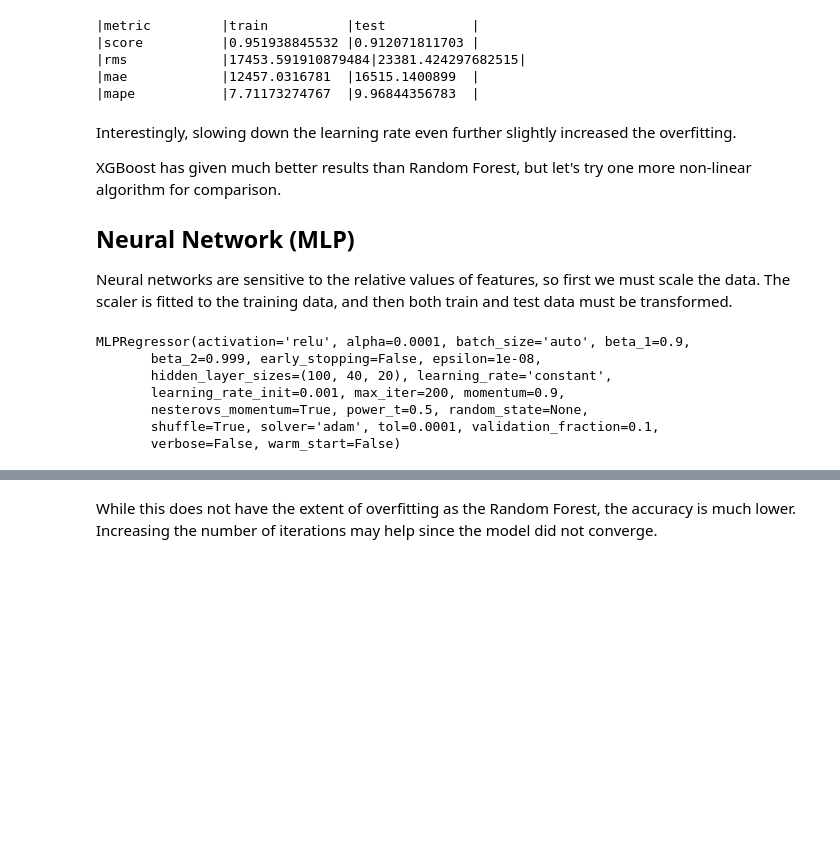
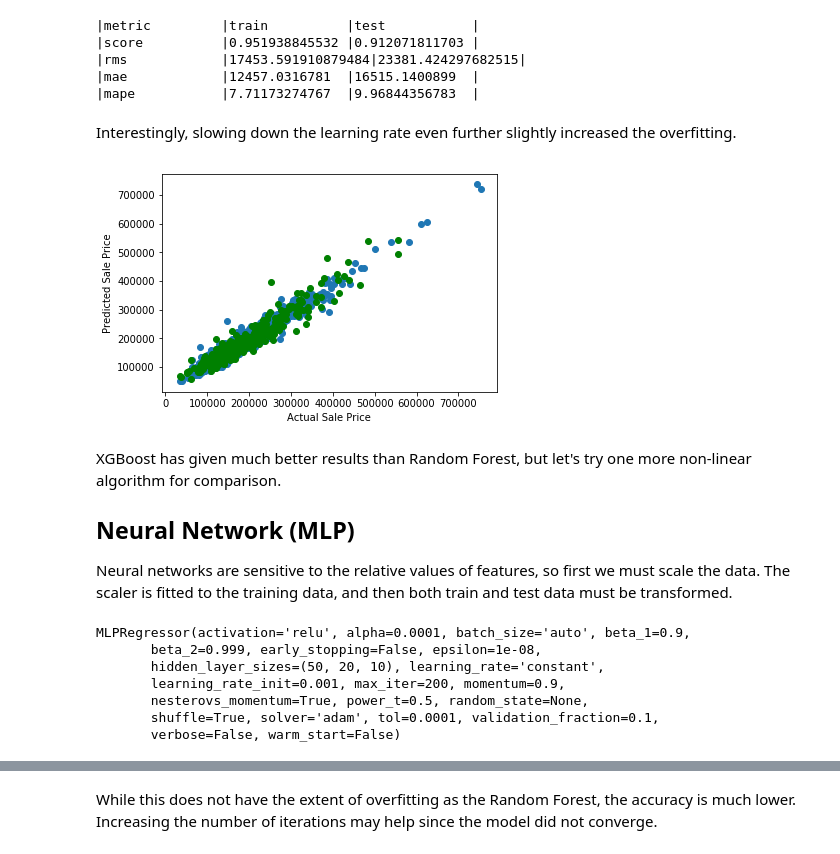
Before and after one commit to erstrong/BigDataSystemsandIntelligenceAnalytics, a Jupyter notebook: Assignment1/House Price Prediction.ipynb, the cells around one changed output, grey strips where cells are left out. Saved outputs shown, nothing was run; the diff lists cells and outputs as text; code cells hidden in the pictures; blank space fills up the shorter version.

```diff
--- a/Assignment1/House Price Prediction.ipynb
+++ b/Assignment1/House Price Prediction.ipynb
@@ -1028,9 +1017,18 @@ print('|metric \t|train\t\t|test\t\t| \n|score \t\t|'+str(score_train)+'\t|'
 |rms            |17453.591910879484|23381.424297682515|
 |mae            |12457.0316781  |16515.1400899  |
 |mape           |7.71173274767  |9.96844356783  |
+# %% [markdown]
+Interestingly, slowing down the learning rate even further slightly increased the overfitting.
+# %%
+plt.close('all')
+plt.scatter(x=Y_train, y=ptrain)
+plt.scatter(x=Y_test, y=ptest, color='green')
+plt.xlabel('Actual Sale Price')
+plt.ylabel('Predicted Sale Price')
+plt.show()
+# %% [output]
+[figure, added]
 # %% [markdown]
-Interestingly, slowing down the learning rate even further slightly increased the overfitting.
-
 XGBoost has given much better results than Random Forest, but let's try one more non-linear algorithm for comparison.
 
 ## Neural Network (MLP)
@@ -1042,12 +1040,12 @@ scaler.fit(X_train)
 X_train_scale = scaler.transform(X_train)
 X_test_scale = scaler.transform(X_test)
 # %%
-mlp = MLPRegressor(hidden_layer_sizes=(100,40,20))
+mlp = MLPRegressor(hidden_layer_sizes=(50,20,10))
 mlp.fit(X_train_scale,Y_train)
 # %% [output]
 MLPRegressor(activation='relu', alpha=0.0001, batch_size='auto', beta_1=0.9,
        beta_2=0.999, early_stopping=False, epsilon=1e-08,
-       hidden_layer_sizes=(100, 40, 20), learning_rate='constant',
+       hidden_layer_sizes=(50, 20, 10), learning_rate='constant',
        learning_rate_init=0.001, max_iter=200, momentum=0.9,
        nesterovs_momentum=True, power_t=0.5, random_state=None,
        shuffle=True, solver='adam', tol=0.0001, validation_fraction=0.1,
```
Also changed, not shown: parts of 15 cells of this notebook, 6 other files.
